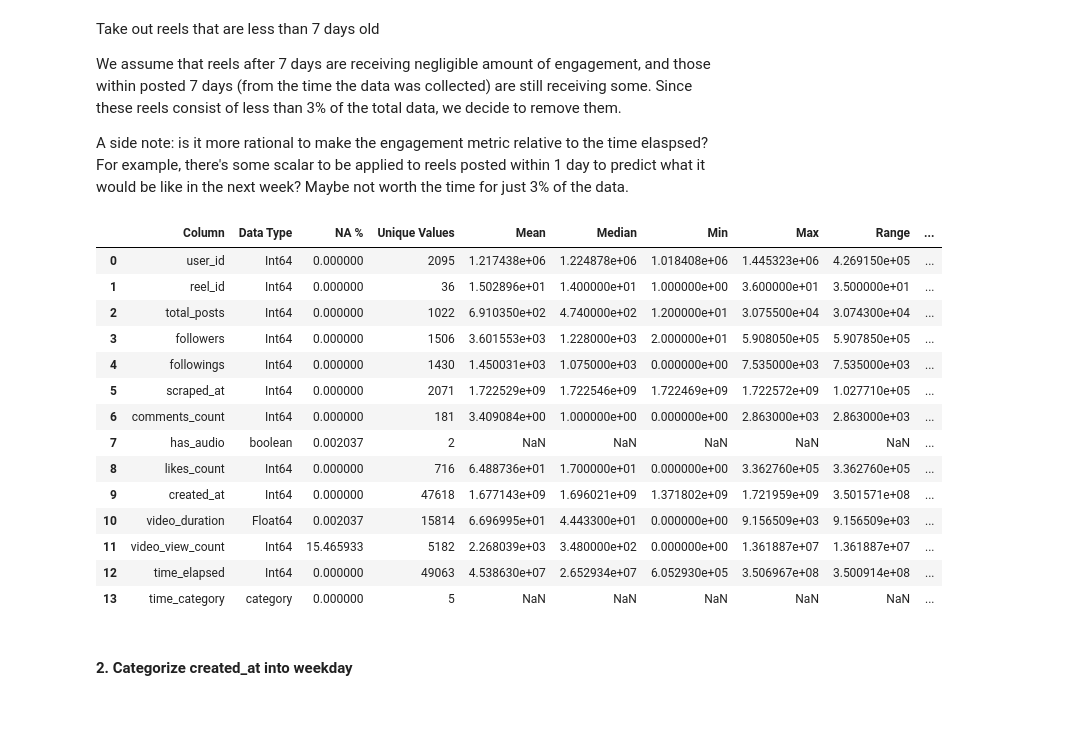
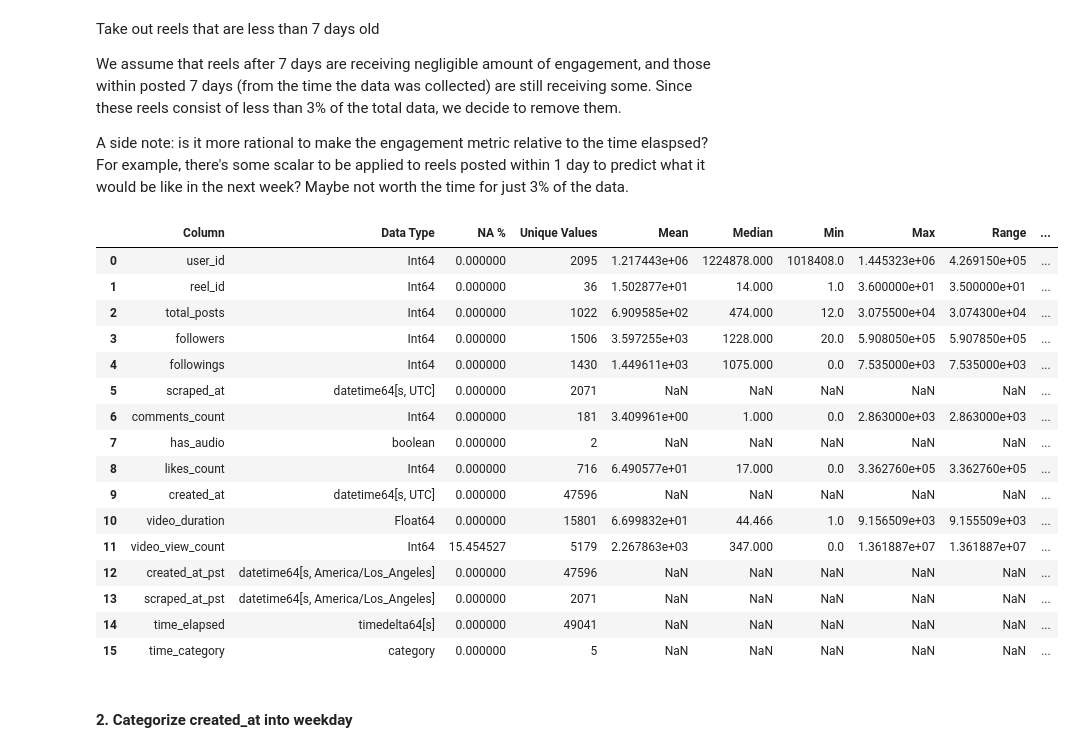
Before and after one commit to Mirrien-Liang/posting-time-impact-analysis, a Jupyter notebook: notebooks/data_cleaning.ipynb, the cells around one changed output. Cells and saved outputs as stored; diff of their text form; code cells hidden in the pictures; blank space fills up the shorter version.

```diff
--- a/notebooks/data_cleaning.ipynb
+++ b/notebooks/data_cleaning.ipynb
@@ -188,6 +189,12 @@ transformed = transformed.rename(
     }
 )
 
+# Convert epoch timestamp to datetime objects
+transformed['created_at'] = pd.to_datetime(transformed['created_at'], unit='s', utc=True)
+transformed['created_at_pst'] = transformed['created_at'].dt.tz_convert('America/Los_Angeles')
+transformed['scraped_at'] = pd.to_datetime(transformed['scraped_at'], unit='s', utc=True)
+transformed['scraped_at_pst'] = transformed['scraped_at'].dt.tz_convert('America/Los_Angeles')
+
 transformed
 # %% [output]
 |  | user_id | reel_id | total_posts | followers | followings | scraped_at | comments_count | comments_disabled | ... |
@@ -262,14 +274,7 @@ cleaned = transformed.dropna(subset=["created_at"])
 cleaned = cleaned[cleaned["comments_disabled"] == False].drop(columns=["comments_disabled"])
 
 # Drop rows with video duration < 1 or is NA
-cleaned = cleaned[(cleaned["video_duration"] >= 1) | (cleaned["video_duration"].isna())]
-
-# Impute NAs in has_audio as True?
-# cleaned_data["has_audio"] = cleaned_data["has_audio"].fillna(True)
-
-# Impute NAs in video_duration as?
-
-# Impute NAs in video_view_count with the average ratio of video_view_count to like_count?
+cleaned = cleaned[(cleaned["video_duration"] >= 1) & ~(cleaned["video_duration"].isna())]
 
 # Preview
 summarize_dataframe(cleaned)
@@ -293,6 +370,8 @@ summarize_dataframe(cleaned)
 #### 1. Time elapsed from posted time to scraped time (in seconds)
 # %%
 augmented = cleaned.copy()
-augmented["time_elapsed"] = (augmented["scraped_at"] - augmented["created_at"])
-summarize_dataframe(augmented[["time_elapsed"]])
+
+# Calculate the time difference between scraped_at and created_at
+augmented["time_elapsed"] = augmented["scraped_at"] - augmented["created_at"]
+augmented
 # %% [output]
@@ -303,16 +393,24 @@ Plot and see the distribution of time elapsed
 # %%
 import matplotlib.pyplot as plt
 
-# Define bins in seconds
+# Define the bin edges (in days) and labels
 bins = [
-    0, 86400, 604800, 2592000, 7776000, 31104000, 62208000, float('inf')  # From 0 to infinity
+    0,
+    1,             # 1 Day
+    7,             # 7 Days
+    30,            # 1 Month
+    90,            # 3 Months
+    365,           # 12 Months
+    730,           # 2 Years
+    float('inf')   # More than 2 Years
 ]
 labels = [
-    '1 Day', '7 Days', '1 Month', '3 Months', '12 Months', '2 Years', 'More than 2 Years'
+    '1 Day', '7 Days', '1 Month', '3 Months', '12 Months', '2 Years', 'More than 2 Years',
 ]
 
+
 # Create a new column for bins
-augmented['time_category'] = pd.cut(augmented['time_elapsed'], bins=bins, labels=labels, right=False)
+augmented['time_category'] = pd.cut(augmented['time_elapsed'].dt.days, bins=bins, labels=labels, right=False)
 
 # Calculate distribution and percentages
 distribution = augmented['time_category'].value_counts().sort_index()
@@ -361,25 +459,27 @@ We assume that reels after 7 days are receiving negligible amount of engagement,
 
 A side note: is it more rational to make the engagement metric relative to the time elaspsed? For example, there's some scalar to be applied to reels posted within 1 day to predict what it would be like in the next week? Maybe not worth the time for just 3% of the data.
 # %%
-augmented = augmented[augmented['time_elapsed'] >= 604800]
+augmented = augmented[augmented['time_elapsed'] >= pd.Timedelta(days=7)]
 # augmented.drop(columns=['time_category'], inplace=True)  # Remove intermediate column
 summarize_dataframe(augmented)
 # %% [output]
 |  | Column | Data Type | NA % | Unique Values | Mean | Median | Min | Max | Range | ... |
-| 0 | user_id | Int64 | 0.000000 | 2095 | 1.217438e+06 | 1.224878e+06 | 1.018408e+06 | 1.445323e+06 | 4.269150e+05 | ... |
-| 1 | reel_id | Int64 | 0.000000 | 36 | 1.502896e+01 | 1.400000e+01 | 1.000000e+00 | 3.600000e+01 | 3.500000e+01 | ... |
-| 2 | total_posts | Int64 | 0.000000 | 1022 | 6.910350e+02 | 4.740000e+02 | 1.200000e+01 | 3.075500e+04 | 3.074300e+04 | ... |
-| 3 | followers | Int64 | 0.000000 | 1506 | 3.601553e+03 | 1.228000e+03 | 2.000000e+01 | 5.908050e+05 | 5.907850e+05 | ... |
-| 4 | followings | Int64 | 0.000000 | 1430 | 1.450031e+03 | 1.075000e+03 | 0.000000e+00 | 7.535000e+03 | 7.535000e+03 | ... |
-| 5 | scraped_at | Int64 | 0.000000 | 2071 | 1.722529e+09 | 1.722546e+09 | 1.722469e+09 | 1.722572e+09 | 1.027710e+05 | ... |
-| 6 | comments_count | Int64 | 0.000000 | 181 | 3.409084e+00 | 1.000000e+00 | 0.000000e+00 | 2.863000e+03 | 2.863000e+03 | ... |
-| 7 | has_audio | boolean | 0.002037 | 2 | NaN | NaN | NaN | NaN | NaN | ... |
-| 8 | likes_count | Int64 | 0.000000 | 716 | 6.488736e+01 | 1.700000e+01 | 0.000000e+00 | 3.362760e+05 | 3.362760e+05 | ... |
-| 9 | created_at | Int64 | 0.000000 | 47618 | 1.677143e+09 | 1.696021e+09 | 1.371802e+09 | 1.721959e+09 | 3.501571e+08 | ... |
-| 10 | video_duration | Float64 | 0.002037 | 15814 | 6.696995e+01 | 4.443300e+01 | 0.000000e+00 | 9.156509e+03 | 9.156509e+03 | ... |
-| 11 | video_view_count | Int64 | 15.465933 | 5182 | 2.268039e+03 | 3.480000e+02 | 0.000000e+00 | 1.361887e+07 | 1.361887e+07 | ... |
-| 12 | time_elapsed | Int64 | 0.000000 | 49063 | 4.538630e+07 | 2.652934e+07 | 6.052930e+05 | 3.506967e+08 | 3.500914e+08 | ... |
-| 13 | time_category | category | 0.000000 | 5 | NaN | NaN | NaN | NaN | NaN | ... |
+| 0 | user_id | Int64 | 0.000000 | 2095 | 1.217443e+06 | 1224878.000 | 1018408.0 | 1.445323e+06 | 4.269150e+05 | ... |
+| 1 | reel_id | Int64 | 0.000000 | 36 | 1.502877e+01 | 14.000 | 1.0 | 3.600000e+01 | 3.500000e+01 | ... |
+| 2 | total_posts | Int64 | 0.000000 | 1022 | 6.909585e+02 | 474.000 | 12.0 | 3.075500e+04 | 3.074300e+04 | ... |
+| 3 | followers | Int64 | 0.000000 | 1506 | 3.597255e+03 | 1228.000 | 20.0 | 5.908050e+05 | 5.907850e+05 | ... |
+| 4 | followings | Int64 | 0.000000 | 1430 | 1.449611e+03 | 1075.000 | 0.0 | 7.535000e+03 | 7.535000e+03 | ... |
+| 5 | scraped_at | datetime64[s, UTC] | 0.000000 | 2071 | NaN | NaN | NaN | NaN | NaN | ... |
+| 6 | comments_count | Int64 | 0.000000 | 181 | 3.409961e+00 | 1.000 | 0.0 | 2.863000e+03 | 2.863000e+03 | ... |
+| 7 | has_audio | boolean | 0.000000 | 2 | NaN | NaN | NaN | NaN | NaN | ... |
+| 8 | likes_count | Int64 | 0.000000 | 716 | 6.490577e+01 | 17.000 | 0.0 | 3.362760e+05 | 3.362760e+05 | ... |
+| 9 | created_at | datetime64[s, UTC] | 0.000000 | 47596 | NaN | NaN | NaN | NaN | NaN | ... |
+| 10 | video_duration | Float64 | 0.000000 | 15801 | 6.699832e+01 | 44.466 | 1.0 | 9.156509e+03 | 9.155509e+03 | ... |
+| 11 | video_view_count | Int64 | 15.454527 | 5179 | 2.267863e+03 | 347.000 | 0.0 | 1.361887e+07 | 1.361887e+07 | ... |
+| 12 | created_at_pst | datetime64[s, America/Los_Angeles] | 0.000000 | 47596 | NaN | NaN | NaN | NaN | NaN | ... |
+| 13 | scraped_at_pst | datetime64[s, America/Los_Angeles] | 0.000000 | 2071 | NaN | NaN | NaN | NaN | NaN | ... |
+| 14 | time_elapsed | timedelta64[s] | 0.000000 | 49041 | NaN | NaN | NaN | NaN | NaN | ... |
+| 15 | time_category | category | 0.000000 | 5 | NaN | NaN | NaN | NaN | NaN | ... |
 # %% [markdown]
 #### 2. Categorize created_at into weekday
 # %%
```
Also changed, not shown: parts of 14 cells of this notebook.
